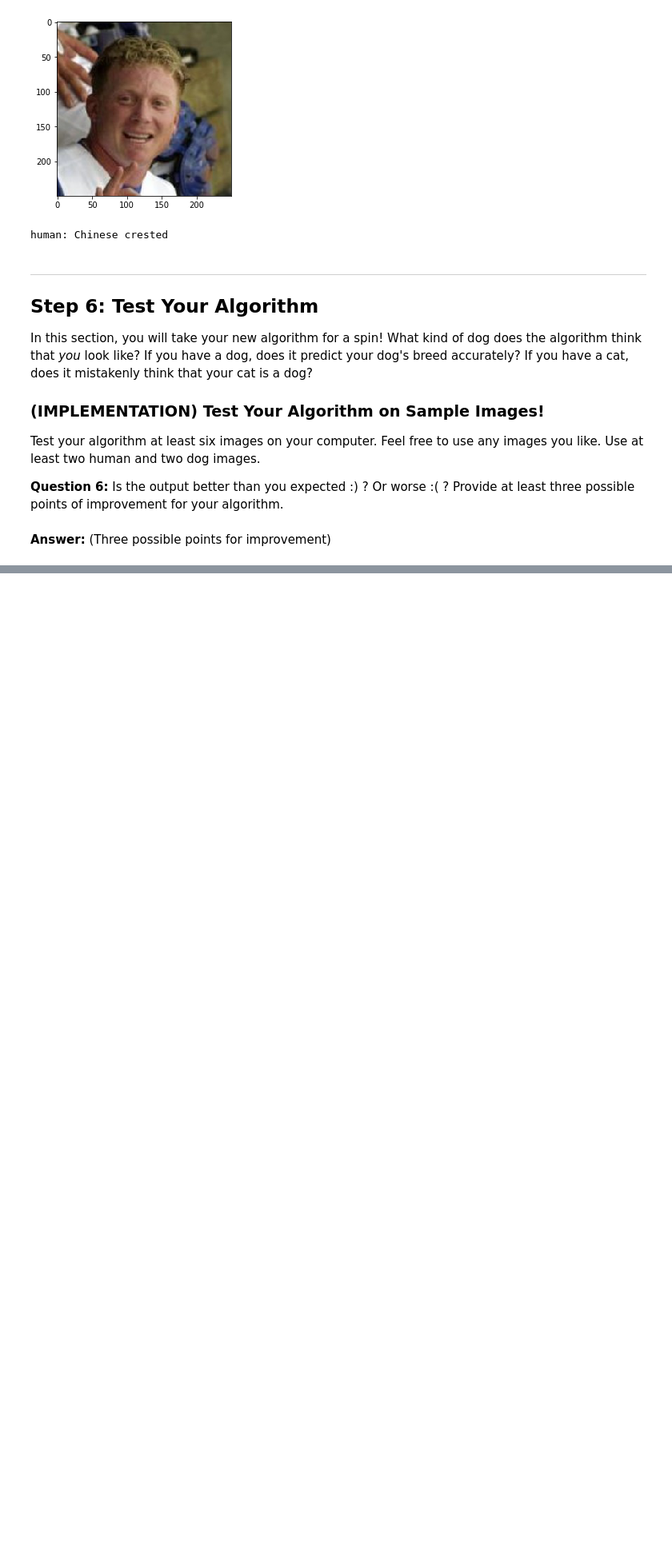
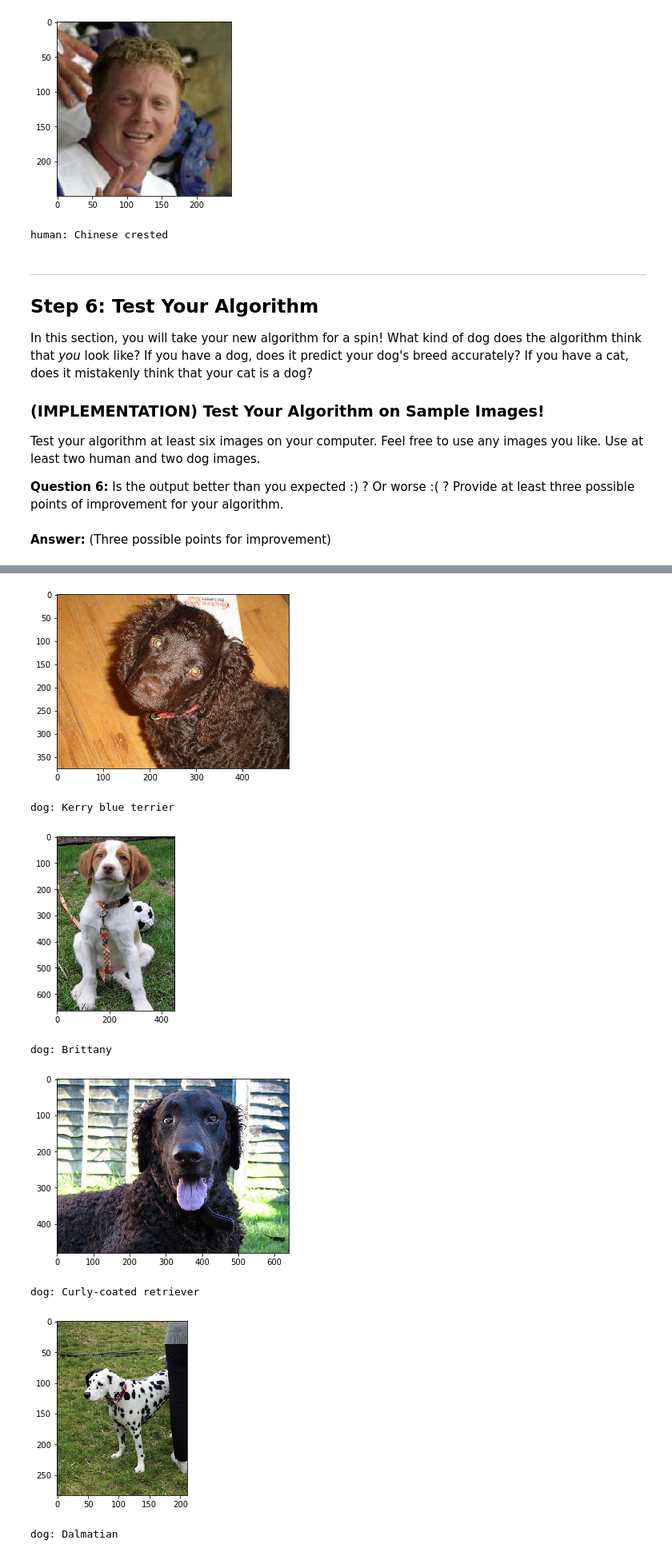
Before and after one commit to sagecodes/dog-breed-classifer, a Jupyter notebook: dog_app.ipynb, the cells around one changed output, grey strips where cells are left out. Shown at 80% size. Drawn from its saved outputs; the diff is of its cells as text; code cells hidden in the pictures; blank space fills up the shorter version.

```diff
--- a/dog_app.ipynb
+++ b/dog_app.ipynb
@@ -242,7 +242,7 @@ def VGG16_predict(img_path, verbose=False):
     transform = transforms.Compose([transforms.Resize(size=(244, 244)),
                                      transforms.ToTensor()])
 
-    img = transform(image).unsqueeze(0)
+    img = transform(image)[:3,:,:].unsqueeze(0)
 
     if use_cuda:
         img = img.cuda()
@@ -935,7 +935,7 @@ def predict_breed_transfer(img_path,verbose=False):
     transform = transforms.Compose([transforms.Resize(size=(244, 244)),
                                      transforms.ToTensor()])
 
-    img = transform(image).unsqueeze(0)
+    img = transform(image)[:3,:,:].unsqueeze(0)
 
     if use_cuda:
         img = img.cuda()
@@ -1042,0 +1030,17 @@ dog: Maltese
+# %%
+import glob
+
+# getimages image folder
+images = glob.glob("images/*")
+# %%
+for image in images:
+    run_app(image)
+# %% [output]
+[figure, added]
+dog: Kerry blue terrier
+[figure, added]
+dog: Brittany
+[figure, added]
+dog: Curly-coated retriever
+[figure, added]
+dog: Dalmatian
```
Also changed, not shown: parts of 2 cells of this notebook.
